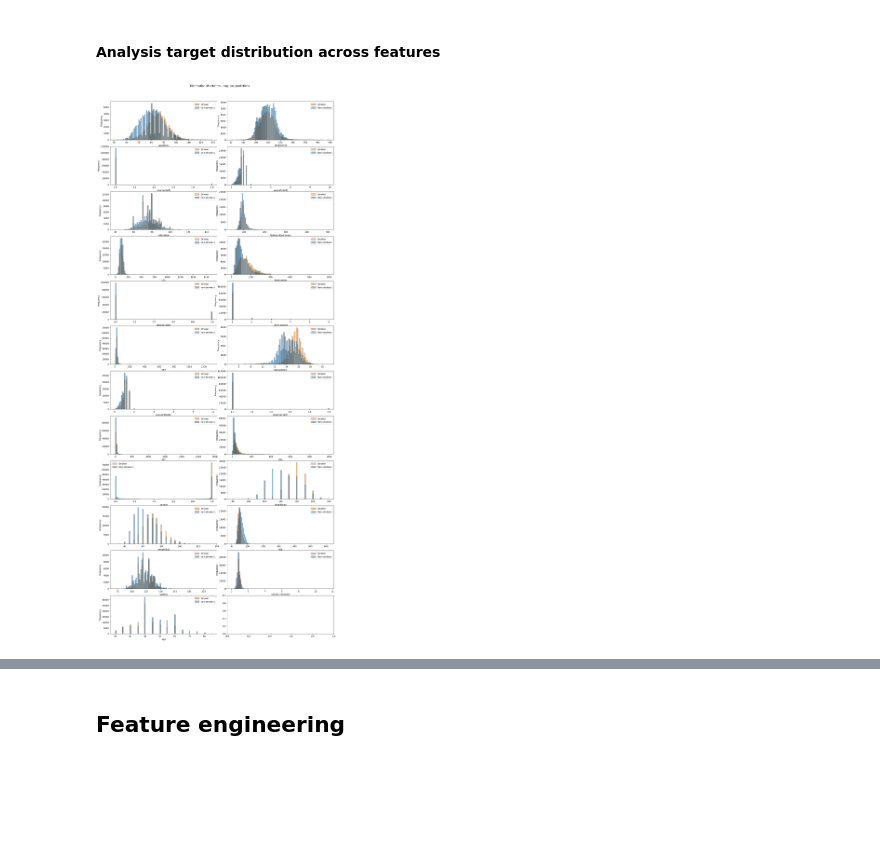
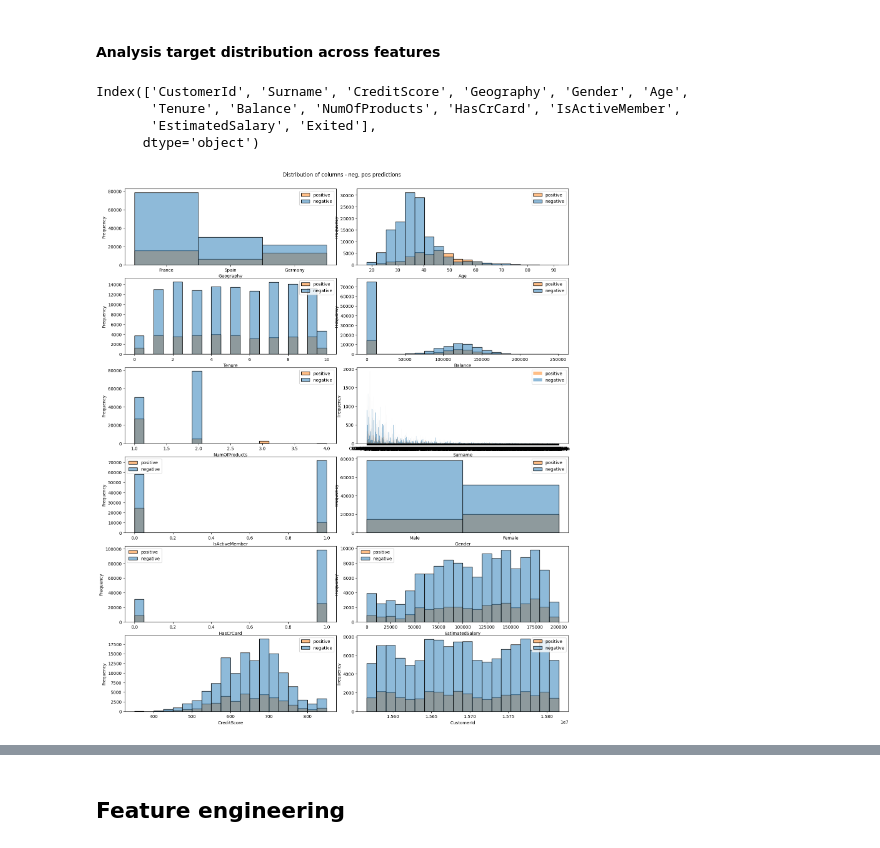
Before and after one commit to incardo/kaggle-playground, a Jupyter notebook: PS4_1_Binary_Classification_Bank_Churn_Dataset/bank_churn_eda.ipynb, the cells around one changed output, grey strips where cells are left out. Cells and saved outputs as stored; diff of their text form; code cells hidden in the pictures; blank space fills up the shorter version.

```diff
--- a/PS4_1_Binary_Classification_Bank_Churn_Dataset/bank_churn_eda.ipynb
+++ b/PS4_1_Binary_Classification_Bank_Churn_Dataset/bank_churn_eda.ipynb
@@ -259,38 +266,41 @@ def plot_target_distribution(df, TARGET, FEATURES):
     feature_columns = FEATURES
 
     negative_pred = df[abs(df[TARGET])<=0.5]
     positive_pred = df[abs(df[TARGET])>0.5]
 
     # Define the number of rows and columns for subplots
     num_rows = (len(feature_columns) + 1) // 2
     num_cols = min(len(feature_columns), 2)
 
     # Create subplots
     fig, axes = plt.subplots(num_rows, num_cols, figsize=(15, 3 * num_rows))
 
     fig.subplots_adjust(wspace=0.3, hspace=0.5,top=0.95, bottom=0.3)
     fig.tight_layout()
     fig.subplots_adjust(top=0.95)
 
     # Iterate through feature columns and plot their distributions
+
+    display(df.columns)
+
     for i, col in enumerate(feature_columns):
         row = i // num_cols
         col_num = i % num_cols
         ax = axes[row, col_num]
 
-        # Plot the distribution
-        # positive_pred[col].plot(kind='hist', ax=ax, bins=100, title=col)
-        # negative_pred[col].plot(kind='hist', ax=ax, bins=100, title=col)
-
-        sns.histplot(ax = ax, data = df, x=col, hue=TARGET, element="bars", bins = 100)
+        sns.histplot(ax = ax, data = df, x=col, hue=TARGET, element="bars", bins = 20)
         ax.set_ylabel('Frequency')
-        ax.legend(['Smoker', 'Non-smokers'])
+        ax.legend(['positive', 'negative'])
 
     # Add a title to the overall picture
     plt.suptitle("Distribution of columns - neg, pos predictions")
     # Show the plot
     plt.show()
 
-plot_target_distribution(train_data, TARGET, FEATURES)
+plot_target_distribution(train_data, TARGET[0], FEATURES)
 # %% [output]
+Index(['CustomerId', 'Surname', 'CreditScore', 'Geography', 'Gender', 'Age',
+       'Tenure', 'Balance', 'NumOfProducts', 'HasCrCard', 'IsActiveMember',
+       'EstimatedSalary', 'Exited'],
+      dtype='object')
-[figure, old version]
+[figure, new version]
```
Also changed, not shown: parts of 14 cells of this notebook, 1 other file.
